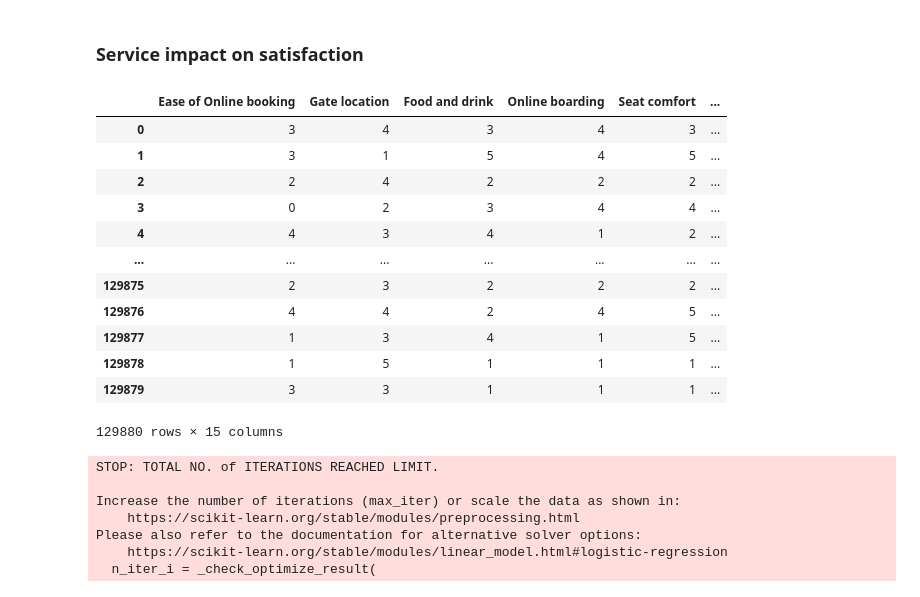
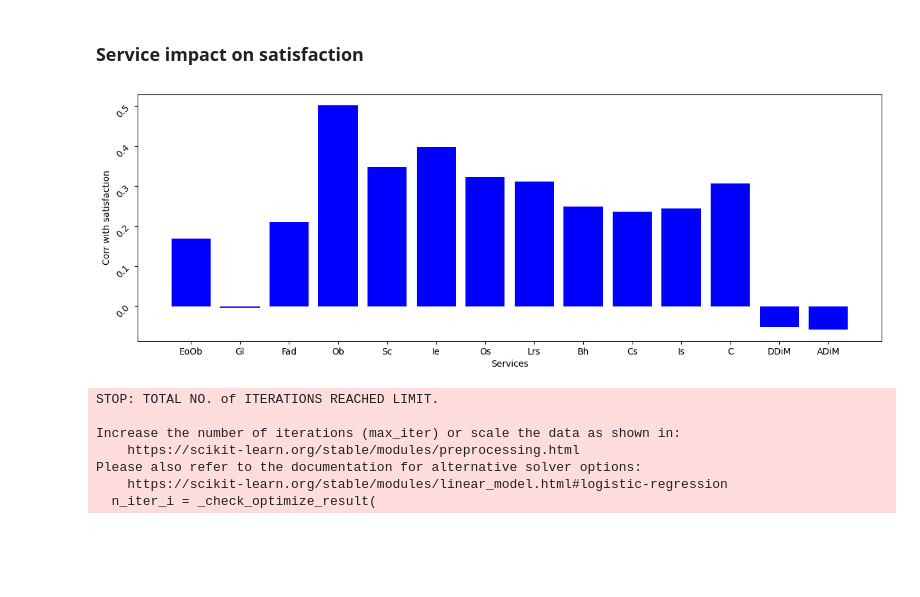
Before and after one commit to little-duck-vie/ltxldl-hoc-lam-giau, a Jupyter notebook: Code_python.ipynb, the cells around one changed output. Saved outputs shown, nothing was run; the diff lists cells and outputs as text; code cells hidden in the pictures; blank space fills up the shorter version.

```diff
--- a/Code_python.ipynb
+++ b/Code_python.ipynb
@@ -459,38 +459,25 @@ percent_long
 # %%
 data_frame_copy_2 = data_frame.copy()
 data_frame_copy_2['satisfaction'] = data_frame_copy_2['satisfaction'].map({'satisfied':1, 'neutral or dissatisfied':0})
 columns = list(data_frame.columns)[8:25]
 data_col = data_frame_copy_2[columns].copy()
-# matrix = data_col.corr()
-# satisfaction_matrix = matrix['satisfaction'].drop('satisfaction')
-# ar_index = []
-# for i in satisfaction_matrix.index:
-#     a = i.split(' ')
-#     s = ''
-#     for j in a:
-#         s += j[0]
-#     ar_index.append(s)
-# fig,ax = plt.subplots(figsize= (15,5))
-# ax.bar(ar_index , satisfaction_matrix.values, color = 'blue')
-# plt.xlabel('Services')
-# plt.ylabel('Corr with satisfaction')
-# plt.yticks(rotation = 45)
-# plt.show()
-data_col
+matrix = data_col.corr()
+satisfaction_matrix = matrix['satisfaction'].drop('satisfaction')
+ar_index = []
+for i in satisfaction_matrix.index:
+    a = i.split(' ')
+    s = ''
+    for j in a:
+        s += j[0]
+    ar_index.append(s)
+fig,ax = plt.subplots(figsize= (15,5))
+ax.bar(ar_index , satisfaction_matrix.values, color = 'blue')
+plt.xlabel('Services')
+plt.ylabel('Corr with satisfaction')
+plt.yticks(rotation = 45)
+plt.show()
 # %% [output]
-|  | Ease of Online booking | Gate location | Food and drink | Online boarding | Seat comfort | ... |
-| 0 | 3 | 4 | 3 | 4 | 3 | ... |
-| 1 | 3 | 1 | 5 | 4 | 5 | ... |
-| 2 | 2 | 4 | 2 | 2 | 2 | ... |
-| 3 | 0 | 2 | 3 | 4 | 4 | ... |
-| 4 | 4 | 3 | 4 | 1 | 2 | ... |
-| ... | ... | ... | ... | ... | ... | ... |
-| 129875 | 2 | 3 | 2 | 2 | 2 | ... |
-| 129876 | 4 | 4 | 2 | 4 | 5 | ... |
-| 129877 | 1 | 3 | 4 | 1 | 5 | ... |
-| 129878 | 1 | 5 | 1 | 1 | 1 | ... |
-| 129879 | 3 | 3 | 1 | 1 | 1 | ... |
-129880 rows × 15 columns
+[figure, added]
 # %%
 data_frame_copy_2 = data_frame_copy_2.fillna(0)
 X_train = data_frame_copy_2.drop(columns=['satisfaction']).iloc[:70000, 8:23]
```
Also changed, not shown: parts of 2 cells of this notebook.
